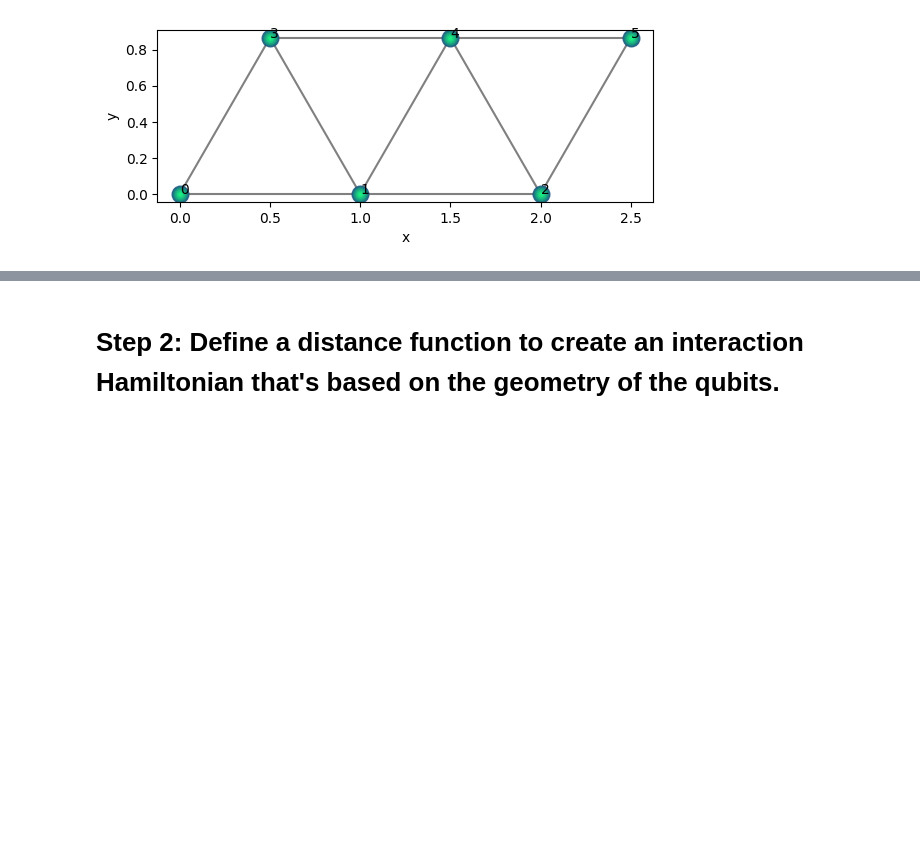
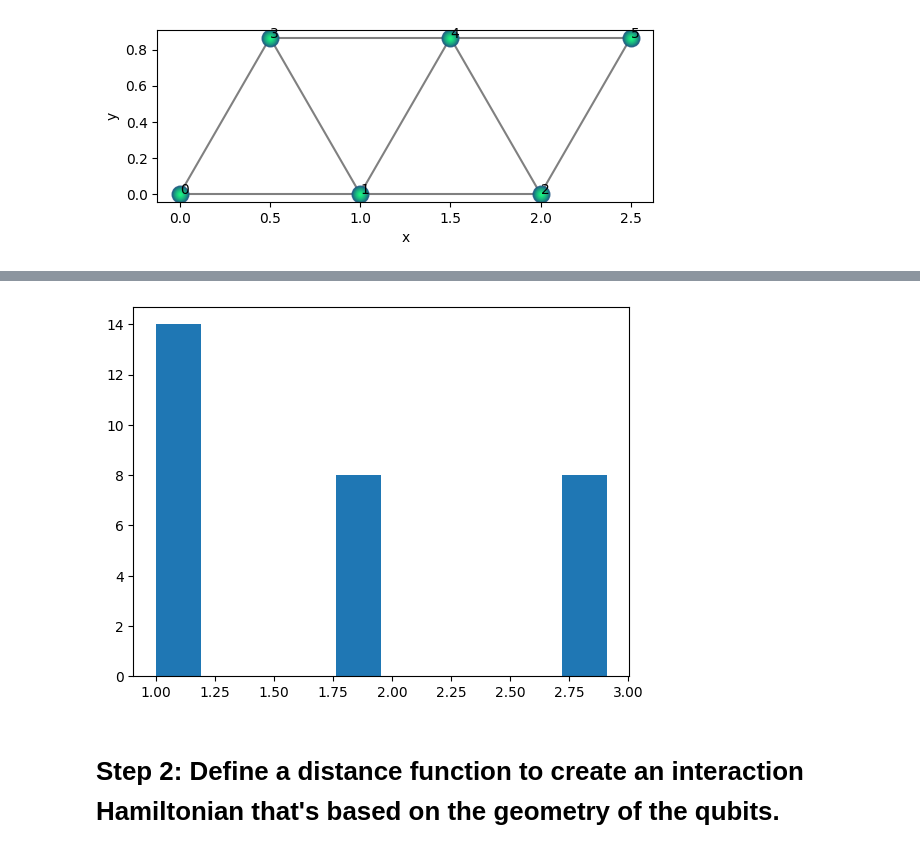
Before and after one commit to ICHEC/qse, a Jupyter notebook: examples/gate_based.ipynb, the cells around one changed output, grey strips where cells are left out. Drawn from its saved outputs; the diff is of its cells as text; code cells hidden in the pictures; blank space fills up the shorter version.

```diff
--- a/examples/gate_based.ipynb
+++ b/examples/gate_based.ipynb
@@ -32,3 +54,8 @@ qbits.draw(show_labels=True, radius="nearest")
+# %%
+plt.hist([i for i in qbits.get_all_distances().flatten() if i > 0.01])
+plt.show()
+# %% [output]
+[figure, added]
 # %% [markdown]
 # Step 2: Define a distance function to create an interaction Hamiltonian that's based on the geometry of the qubits.
 # %%
```
Also changed, not shown: parts of 13 cells of this notebook, 3 other files.
